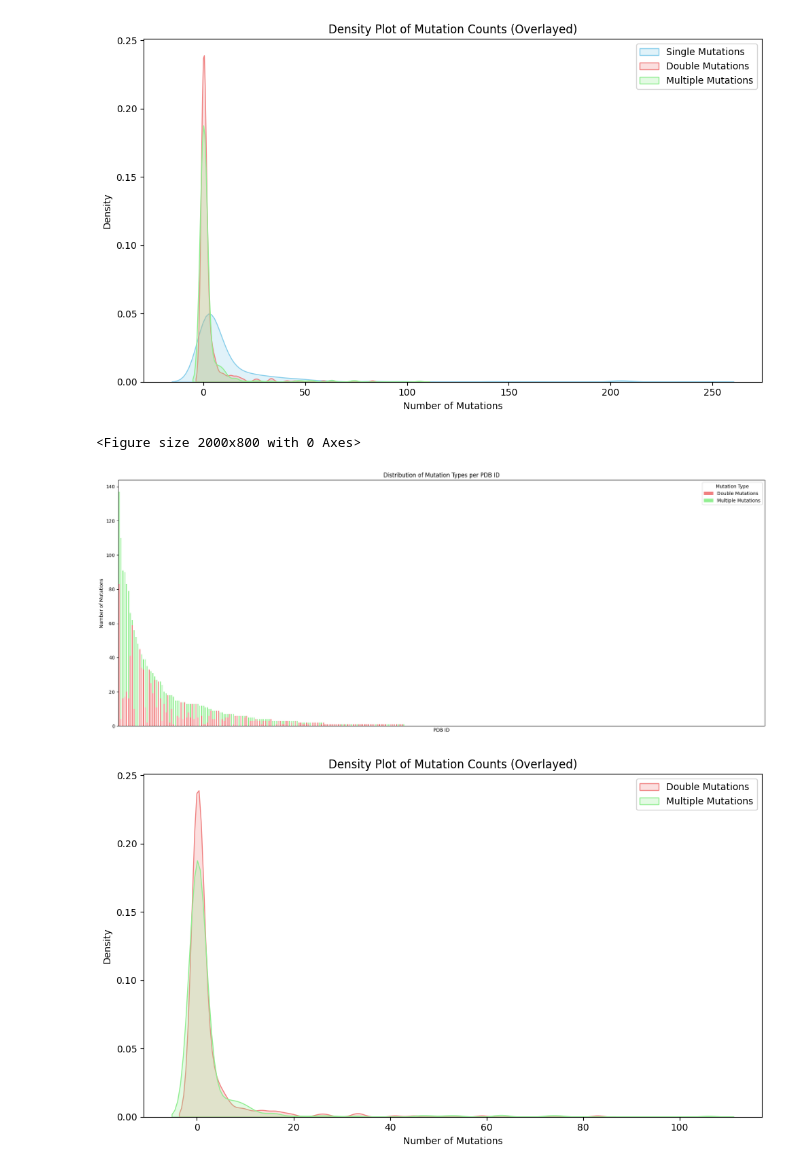
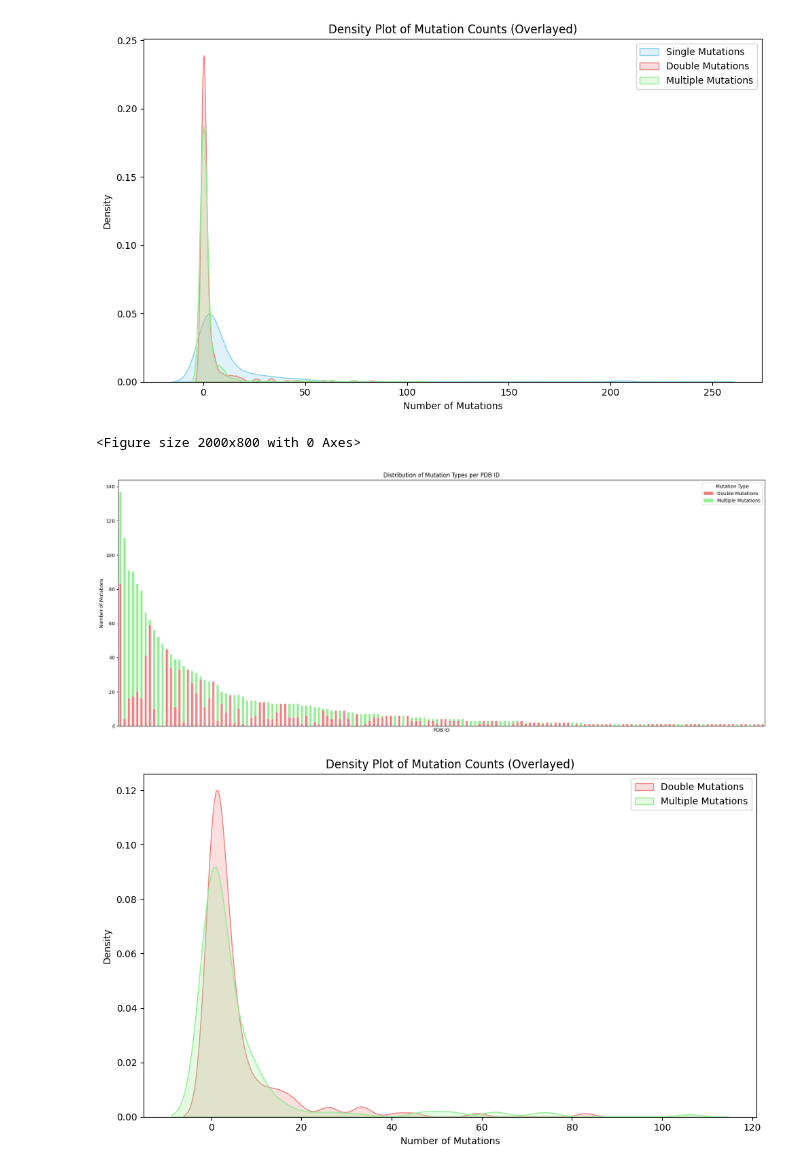
Before and after one commit to Biocca-hub/Binding_Affinity, a Jupyter notebook: scripts/MuToN.ipynb, the cells around one changed output. Saved outputs shown, nothing was run; the diff lists cells and outputs as text; code cells hidden in the pictures.

```diff
--- a/scripts/MuToN.ipynb
+++ b/scripts/MuToN.ipynb
@@ -278,29 +278,33 @@ plt.show()
 # %%
 plot_data = []
 for pdb_id, counts_list in mut_dist.items():
     _, d_count, m_count = counts_list[0]
     plot_data.append({'PDB': pdb_id, 'Double Mutations': d_count, 'Multiple Mutations': m_count})
 
 df_mutations = pd.DataFrame(plot_data)
 
 # Sort by total mutations for better visualization, or by a specific type if preferred
 df_mutations['Total Mutations'] = df_mutations['Double Mutations'] + df_mutations['Multiple Mutations']
+
+# Filter out PDB IDs where both Double and Multiple Mutations are zero
+df_mutations = df_mutations[df_mutations['Total Mutations'] != 0]
+
 df_mutations = df_mutations.sort_values(by='Total Mutations', ascending=False)
 
 # Plotting a stacked bar chart
 plt.figure(figsize=(20, 8)) # Adjust figure size for better readability
 df_mutations[['Double Mutations', 'Multiple Mutations']].plot(kind='bar', stacked=True, figsize=(20, 8), color=[ 'lightcoral', 'lightgreen'])
 
 plt.title('Distribution of Mutation Types per PDB ID')
 plt.xlabel('PDB ID')
 plt.ylabel('Number of Mutations')
 plt.xticks([]) # Remove x-axis labels
 plt.legend(title='Mutation Type')
 plt.tight_layout()
 plt.show()
 # %% [output]
 <Figure size 2000x800 with 0 Axes>
-[figure, old version]
+[figure, new version]
 # %%
 double_mut_counts = df_mutations['Double Mutations']
 multiple_mut_counts = df_mutations['Multiple Mutations']
@@ -316,4 +320,4 @@ plt.legend()
 plt.tight_layout()
 plt.show()
 # %% [output]
-[figure, old version]
+[figure, new version]
```
Also changed, not shown: parts of 1 cell of this notebook, 4 other files.
